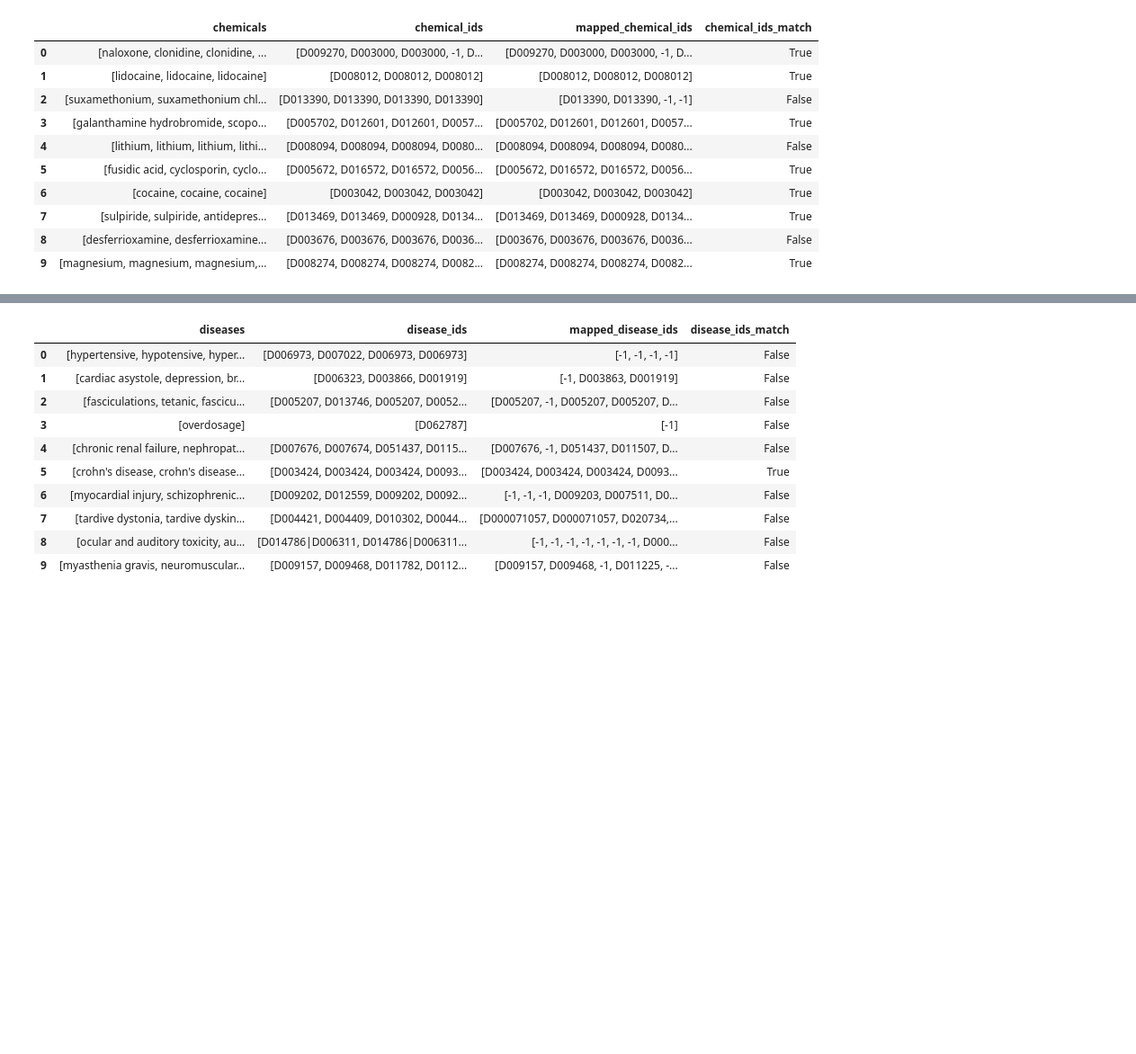
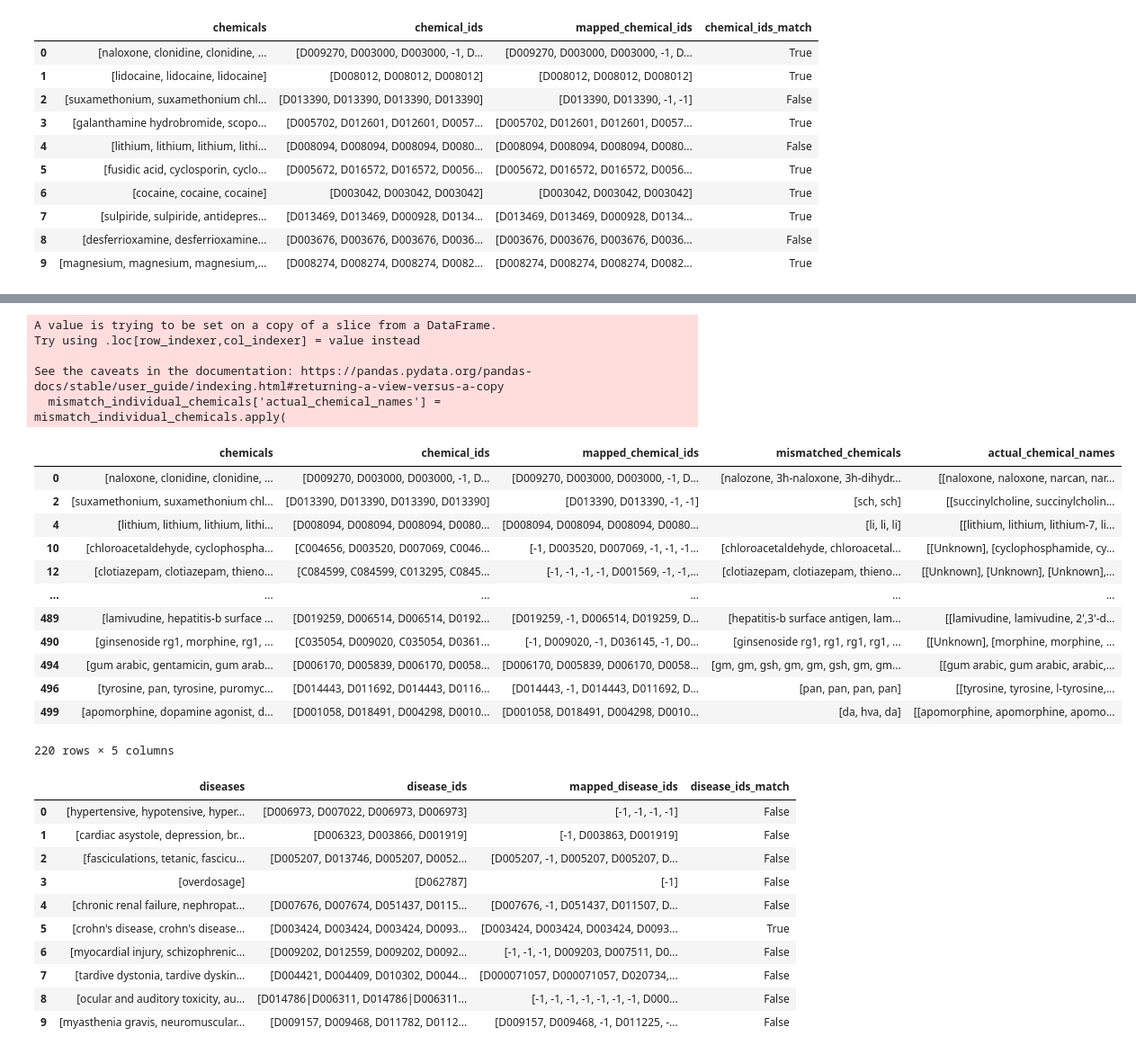
Before and after one commit to NomitaChandra/ChemiMap, a Jupyter notebook: analysis/mesh_id_parsing.ipynb, the cells around one changed output, grey strips where cells are left out. Shown: that part at 90% size. Cells and saved outputs as stored; diff of their text form; code cells hidden in the pictures; blank space fills up the shorter version.

Commit message:
woojae add mesh mismatches

```diff
--- a/analysis/mesh_id_parsing.ipynb
+++ b/analysis/mesh_id_parsing.ipynb
@@ -287,11 +395,11 @@ df_train.head(3)
 # %%
-# Lowercase lookup table
-mesh_lookup_lower = {mesh_id: [term.lower() for term in terms] for mesh_id, terms in mesh_lookup_table.items()}
+# # Lowercase lookup table
+# mesh_lookup_lower = {mesh_id: [term.lower() for term in terms] for mesh_id, terms in mesh_lookup_table.items()}
 
-# Create reverse lookup from term to MeSH ID
-term_to_mesh = {}
-for mesh_id, terms in mesh_lookup_lower.items():
-    for term in terms:
-        term_to_mesh[term] = mesh_id
+# # Create reverse lookup from term to MeSH ID
+# term_to_mesh = {}
+# for mesh_id, terms in mesh_lookup_lower.items():
+#     for term in terms:
+#         term_to_mesh[term] = mesh_id
 
-term_to_mesh
+# term_to_mesh
@@ -346,0 +480,12 @@ df_train[['chemicals', 'chemical_ids', 'mapped_chemical_ids', 'chemical_ids_matc
+# %%
+def get_mismatched_chemicals(row):
+    mismatches = []
+    for chemical, mapped_id in zip(row['chemicals'], row['mapped_chemical_ids']):
+        if mapped_id == '-1':
+            mismatches.append(chemical)
+    return mismatches
+
+df_train['mismatched_chemicals'] = df_train.apply(get_mismatched_chemicals, axis=1)
+
+mismatch_individual_chemicals = df_train[df_train['mismatched_chemicals'].apply(lambda x: len(x) > 0)]
+mismatch_individual_chemicals[['chemicals', 'chemical_ids', 'mapped_chemical_ids', 'mismatched_chemicals']]
@@ -346,0 +506,35 @@ df_train[['chemicals', 'chemical_ids', 'mapped_chemical_ids', 'chemical_ids_matc
+# %%
+id_to_names = mesh_lookup_expanded.groupby('MeSH ID')['names'].apply(lambda x: list(x)).to_dict()
+
+def get_actual_chemical_names(mismatched_chemicals, chemical_ids):
+    actual_names = []
+    for chem, chem_id in zip(mismatched_chemicals, chemical_ids):
+        if chem_id != '-1' and chem_id in id_to_names:
+            actual_names.append(id_to_names[chem_id])
+        else:
+            actual_names.append(['-1'])  # In case we can't find a match
+    return actual_names
+
+mismatch_individual_chemicals['actual_chemical_names'] = mismatch_individual_chemicals.apply(
+    lambda row: get_actual_chemical_names(row['mismatched_chemicals'], row['chemical_ids']), axis=1)
+
+mismatch_individual_chemicals[['chemicals', 'chemical_ids', 'mapped_chemical_ids', 'mismatched_chemicals', 'actual_chemical_names']]
+# %% [output]
+A value is trying to be set on a copy of a slice from a DataFrame.
+Try using .loc[row_indexer,col_indexer] = value instead
+
+See the caveats in the documentation: https://pandas.pydata.org/pandas-docs/stable/user_guide/indexing.html#returning-a-view-versus-a-copy
+  mismatch_individual_chemicals['actual_chemical_names'] = mismatch_individual_chemicals.apply(
+|  | chemicals | chemical_ids | mapped_chemical_ids | mismatched_chemicals | actual_chemical_names |
+| 0 | [naloxone, clonidine, clonidine, ... | [D009270, D003000, D003000, -1, D... | [D009270, D003000, D003000, -1, D... | [nalozone, 3h-naloxone, 3h-dihydr... | [[naloxone, naloxone, narcan, nar... |
+| 2 | [suxamethonium, suxamethonium chl... | [D013390, D013390, D013390, D013390] | [D013390, D013390, -1, -1] | [sch, sch] | [[succinylcholine, succinylcholin... |
+| 4 | [lithium, lithium, lithium, lithi... | [D008094, D008094, D008094, D0080... | [D008094, D008094, D008094, D0080... | [li, li, li] | [[lithium, lithium, lithium-7, li... |
+| 10 | [chloroacetaldehyde, cyclophospha... | [C004656, D003520, D007069, C0046... | [-1, D003520, D007069, -1, -1, -1... | [chloroacetaldehyde, chloroacetal... | [[Unknown], [cyclophosphamide, cy... |
+| 12 | [clotiazepam, clotiazepam, thieno... | [C084599, C084599, C013295, C0845... | [-1, -1, -1, -1, D001569, -1, -1,... | [clotiazepam, clotiazepam, thieno... | [[Unknown], [Unknown], [Unknown],... |
+| ... | ... | ... | ... | ... | ... |
+| 489 | [lamivudine, hepatitis-b surface ... | [D019259, D006514, D006514, D0192... | [D019259, -1, D006514, D019259, D... | [hepatitis-b surface antigen, lam... | [[lamivudine, lamivudine, 2',3'-d... |
+| 490 | [ginsenoside rg1, morphine, rg1, ... | [C035054, D009020, C035054, D0361... | [-1, D009020, -1, D036145, -1, D0... | [ginsenoside rg1, rg1, rg1, rg1, ... | [[Unknown], [morphine, morphine, ... |
+| 494 | [gum arabic, gentamicin, gum arab... | [D006170, D005839, D006170, D0058... | [D006170, D005839, D006170, D0058... | [gm, gm, gsh, gm, gm, gsh, gm, gm... | [[gum arabic, gum arabic, arabic,... |
+| 496 | [tyrosine, pan, tyrosine, puromyc... | [D014443, D011692, D014443, D0116... | [D014443, -1, D014443, D011692, D... | [pan, pan, pan, pan] | [[tyrosine, tyrosine, l-tyrosine,... |
+| 499 | [apomorphine, dopamine agonist, d... | [D001058, D018491, D004298, D0010... | [D001058, D018491, D004298, D0010... | [da, hva, da] | [[apomorphine, apomorphine, apomo... |
+220 rows × 5 columns
```
Also changed, not shown: parts of 31 cells of this notebook, 2 other files.
